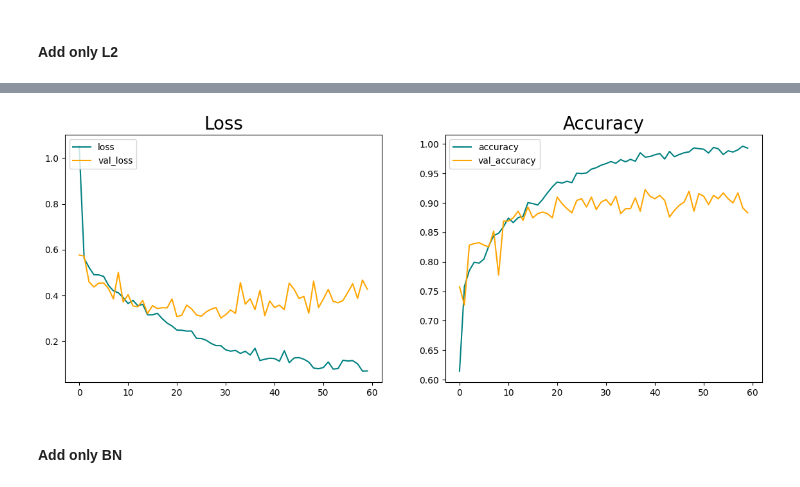
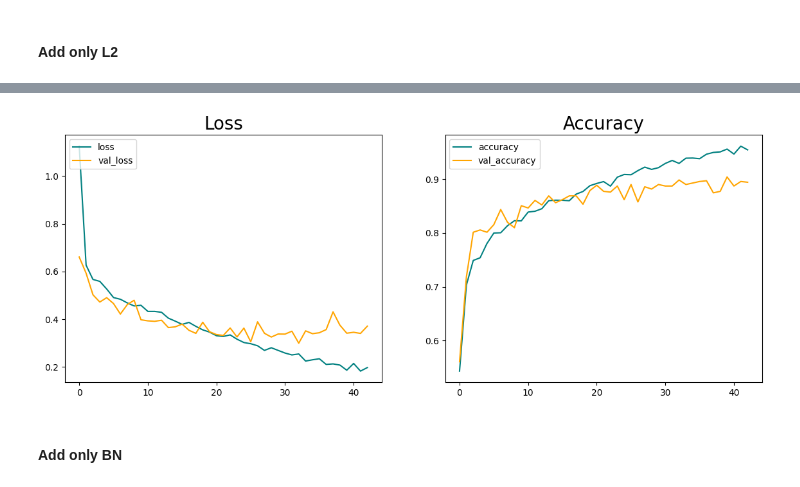
Before and after one commit to LucaPeg/ML_project, a Jupyter notebook: analysis.ipynb, the cells around one changed output, grey strips where cells are left out. Drawn from its saved outputs; the diff is of its cells as text; code cells hidden in the pictures.

```diff
--- a/analysis.ipynb
+++ b/analysis.ipynb
@@ -562,6 +568,8 @@ model1_l2.add(MaxPooling2D())
 model1_l2.add(Flatten())
 model1_l2.add(Dense(256, activation='relu', kernel_regularizer=l2(0.01)))
 model1_l2.add(Dropout(0.5))
+model1.add(Dense(64, activation='relu',kernel_regularizer=l2(0.01)))
+model1_l2.add(Dropout(0.5))
 
 model1_l2.add(Dense(1, activation='sigmoid'))
 
@@ -594,7 +602,7 @@ hist1l2 = model1_l2.fit(
     epochs=60,
     validation_split = 0.15,
     shuffle = True,
-    #callbacks=[early_stopping]
+    callbacks=[early_stopping]
     )
 
 plot_loss_accuracy(hist1l2)
@@ -619,4 +627,4 @@ Epoch 60/60
-[figure, old version]
+[figure, new version]
 # %% [markdown]
 #### Add only BN
 # %%
```
Also changed, not shown: parts of 21 cells of this notebook.
